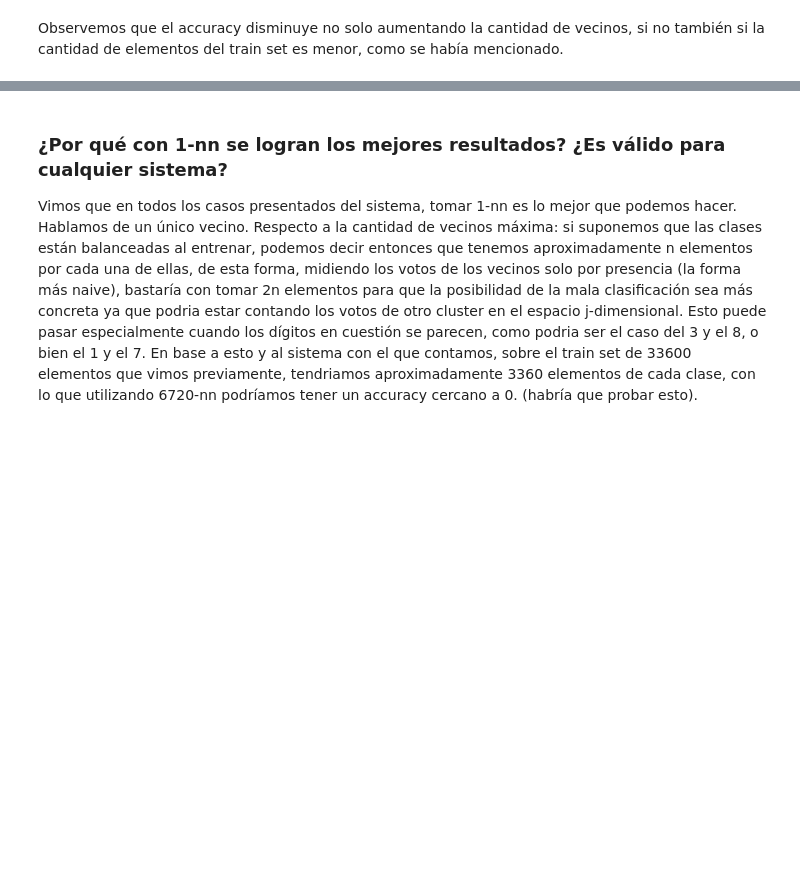
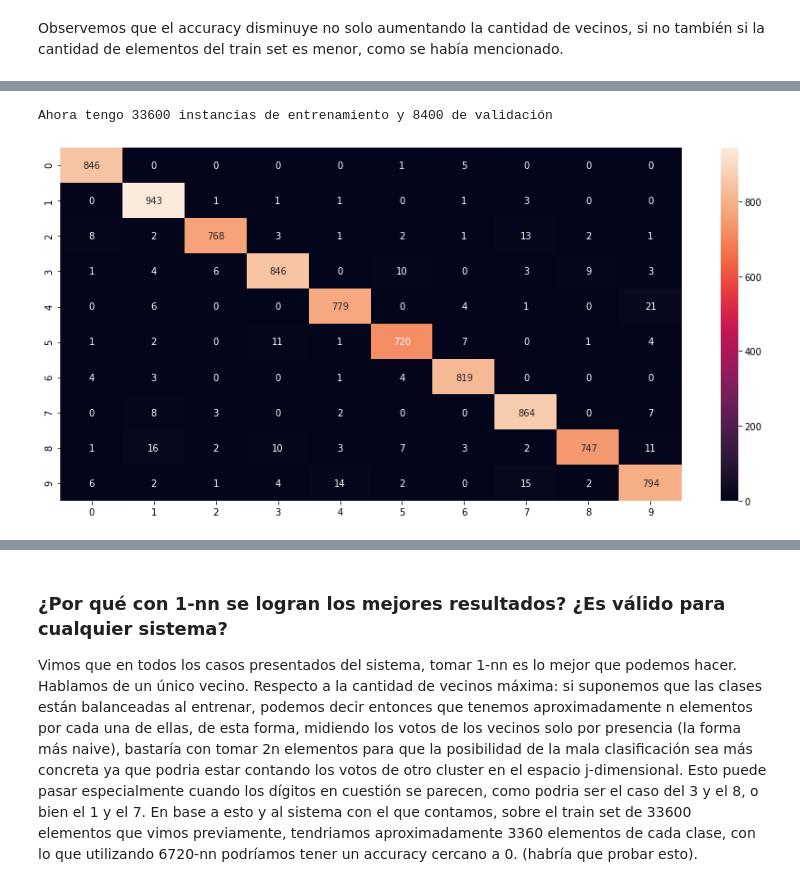
Before and after one commit to fzanollo/metodos-num, a Jupyter notebook: tp2/notebooks/exp_knn.ipynb, the cells around one changed output, grey strips where cells are left out. Saved outputs shown, nothing was run; the diff lists cells and outputs as text; code cells hidden in the pictures; blank space fills up the shorter version.

```diff
--- a/tp2/notebooks/exp_knn.ipynb
+++ b/tp2/notebooks/exp_knn.ipynb
@@ -91,0 +248,6 @@ Observemos que el accuracy disminuye no solo aumentando la cantidad de vecinos,
+# %%
+df_train = pd.read_csv("../data/train.csv")
+X = df_train[df_train.columns[1:]].values
+y = df_train["label"].values.reshape(-1, 1)
+
+X.shape, y.shape
@@ -91,0 +270,26 @@ Observemos que el accuracy disminuye no solo aumentando la cantidad de vecinos,
+# %%
+limit = int(0.8 * X.shape[0])
+
+X_train, y_train = X[:limit], y[:limit]
+X_val, y_val = X[limit:], y[limit:]
+
+assert len(X_train) == len(y_train)
+assert len(X_val) == len(y_val)
+
+print(f"Ahora tengo {len(X_train)} instancias de entrenamiento y {len(X_val)} de validación")
+# %% [output]
+Ahora tengo 33600 instancias de entrenamiento y 8400 de validación
+# %%
+clf = metnum.KNNClassifier(1)
+clf.fit(X_train, y_train)
+y_pred = clf.predict(X_val)
+# %%
+report = classification_report(y_val, y_pred, output_dict=True)
+confusion = confusion_matrix(y_val, y_pred)
+
+df = pd.DataFrame(confusion)
+plt.figure(figsize = (15,7))
+sns.heatmap(df, annot=True, fmt='g')
+plt.show()
+# %% [output]
+[figure, added]
```
Also changed, not shown: parts of 28 cells of this notebook.
